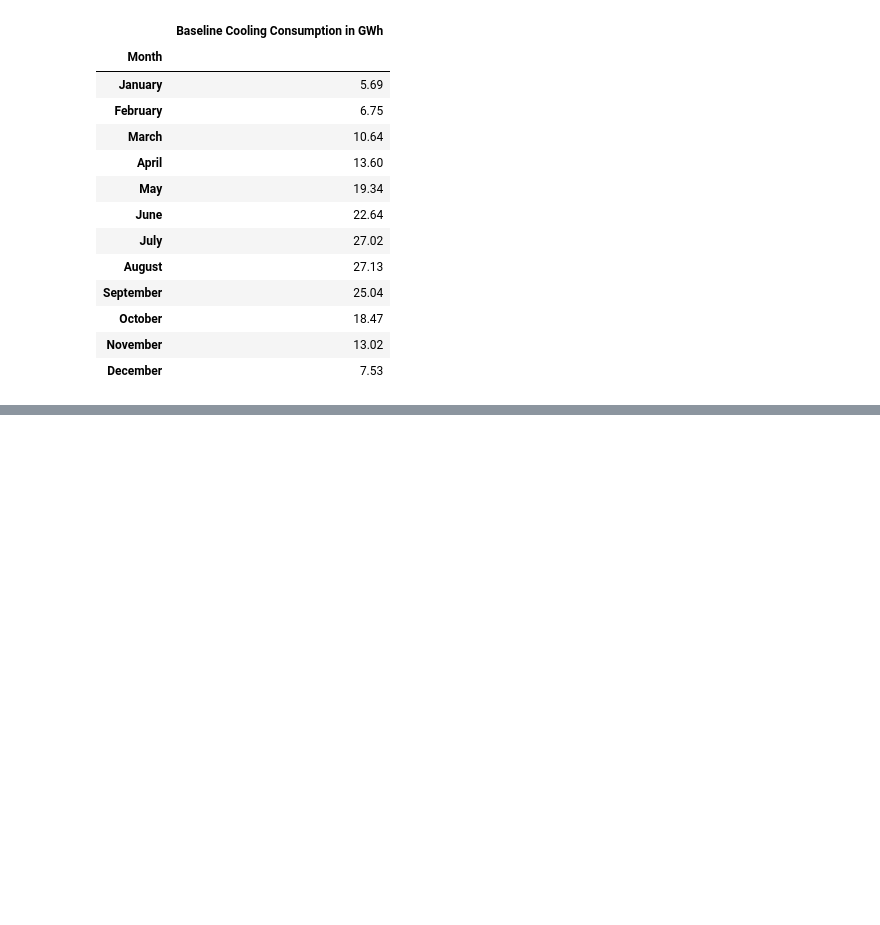
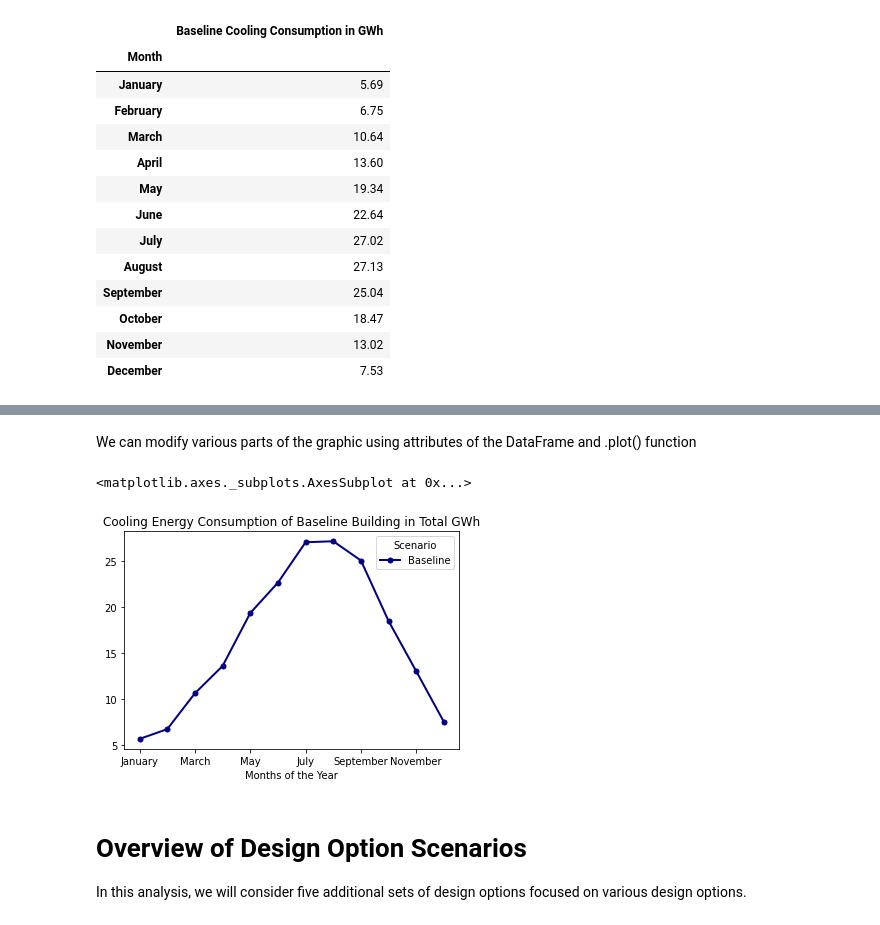
Before and after one commit to vxvrma/My-first-repository, a Jupyter notebook: Getting_Started_with_Pandas_Library.ipynb, the cells around one changed output, grey strips where cells are left out. Cells and saved outputs as stored; diff of their text form; code cells hidden in the pictures; blank space fills up the shorter version.

```diff
--- a/Getting_Started_with_Pandas_Library.ipynb
+++ b/Getting_Started_with_Pandas_Library.ipynb
@@ -286,0 +297,14 @@ baseline_data.rename(columns={'Baseline':'Baseline Cooling Consumption in GWh'})
+# %% [markdown]
+We can modify various parts of the graphic using attributes of the DataFrame and .plot() function
+# %%
+baseline_data.columns.name = 'Scenario'
+baseline_data.index.name = 'Months of the Year'
+baseline_data.plot(lw=2, colormap='jet', marker='.', markersize=10,
+        title='Cooling Energy Consumption of Baseline Building in Total GWh')
+# %% [output]
+<matplotlib.axes._subplots.AxesSubplot at 0x...>
+[figure, added]
+# %% [markdown]
+# Overview of Design Option Scenarios
+
+In this analysis, we will consider five additional sets of design options focused on various design options.
```
Also changed, not shown: parts of 43 cells of this notebook.
